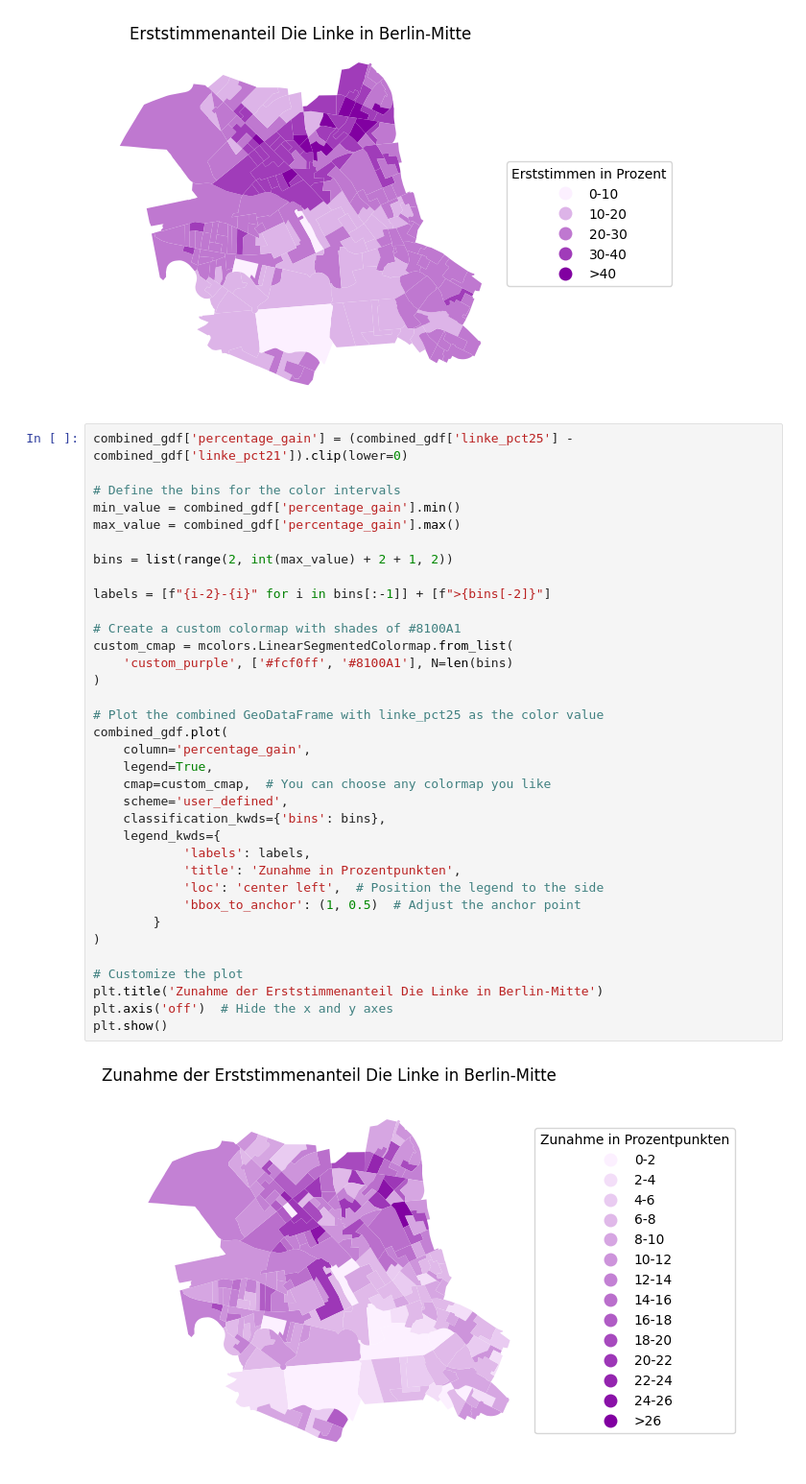
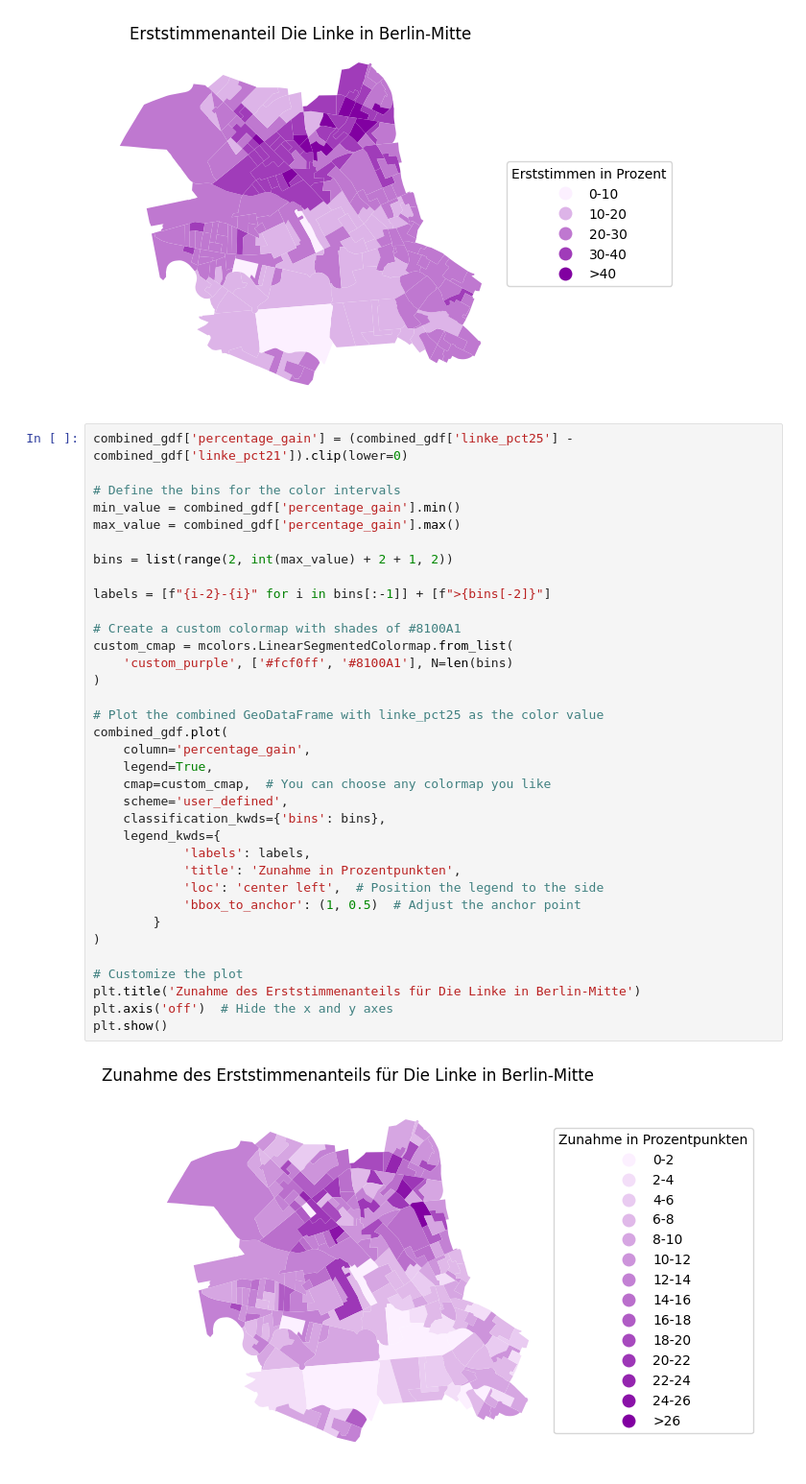
Before and after one commit to gehaustein/linke-berlin-btw25, a Jupyter notebook: analysis.ipynb, the cells around one changed output. Shown: that part at 96% size. Cells and saved outputs as stored; diff of their text form.

```diff
--- a/analysis.ipynb
+++ b/analysis.ipynb
@@ -135,32 +132,32 @@ min_value = combined_gdf['percentage_gain'].min()
 max_value = combined_gdf['percentage_gain'].max()
 
 bins = list(range(2, int(max_value) + 2 + 1, 2))
 
 labels = [f"{i-2}-{i}" for i in bins[:-1]] + [f">{bins[-2]}"]
 
 # Create a custom colormap with shades of #8100A1
 custom_cmap = mcolors.LinearSegmentedColormap.from_list(
     'custom_purple', ['#fcf0ff', '#8100A1'], N=len(bins)
 )
 
 # Plot the combined GeoDataFrame with linke_pct25 as the color value
 combined_gdf.plot(
     column='percentage_gain',
     legend=True,
     cmap=custom_cmap,  # You can choose any colormap you like
     scheme='user_defined',
     classification_kwds={'bins': bins},
     legend_kwds={
             'labels': labels,
             'title': 'Zunahme in Prozentpunkten',
             'loc': 'center left',  # Position the legend to the side
             'bbox_to_anchor': (1, 0.5)  # Adjust the anchor point
         }
 )
 
 # Customize the plot
-plt.title('Zunahme der Erststimmenanteil Die Linke in Berlin-Mitte')
+plt.title('Zunahme des Erststimmenanteils für Die Linke in Berlin-Mitte')
 plt.axis('off')  # Hide the x and y axes
 plt.show()
 # %% [output]
-[figure, old version]
+[figure, new version]
```
Also changed, not shown: parts of 1 cell of this notebook.
